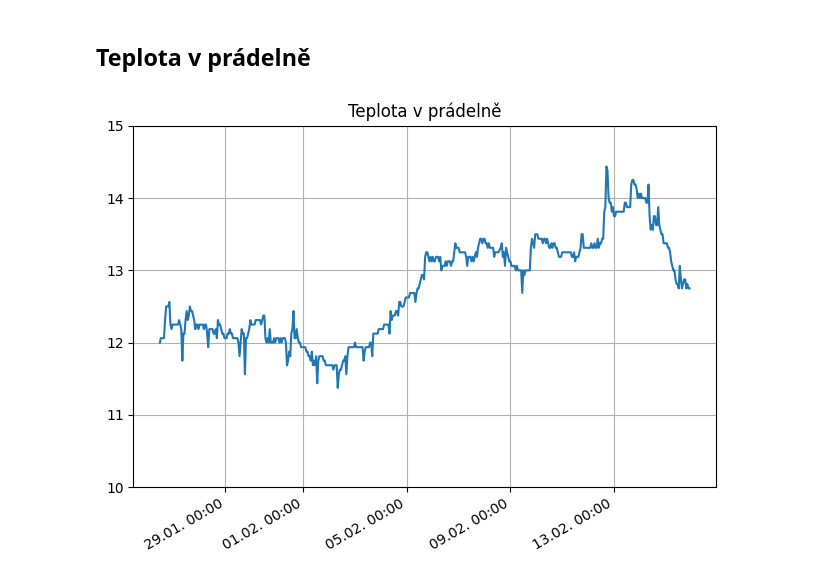
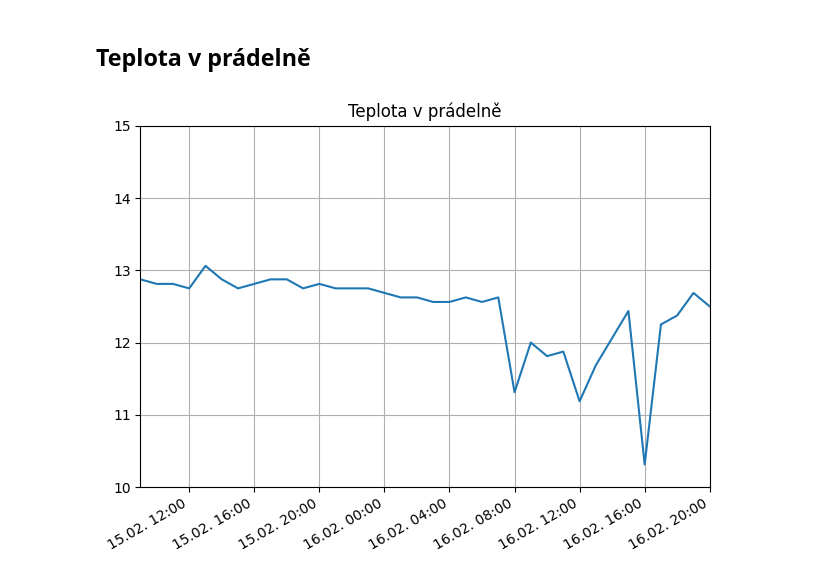
Before and after one commit to MarekCoderslab/Teploty_kotle, a Jupyter notebook: Teplota_kotle.ipynb, the cells around one changed output. Saved outputs shown, nothing was run; the diff lists cells and outputs as text; code cells hidden in the pictures.

```diff
--- a/Teplota_kotle.ipynb
+++ b/Teplota_kotle.ipynb
@@ -283,8 +283,8 @@ plt.show()
 [figure]
 # %%
 # timezone-aware
-start_tz = pd.Timestamp("2026-02-14 10:00:00", tz="Europe/Prague")
-end_tz   = pd.Timestamp("2026-02-15 22:30:00", tz="Europe/Prague")
+start_tz = pd.Timestamp("2026-02-15 10:00:00", tz="Europe/Prague")
+end_tz   = pd.Timestamp("2026-02-16 21:00:00", tz="Europe/Prague")
 
 # timezone-naive
 start_naive = start_tz.tz_localize(None)
@@ -501,30 +501,31 @@ plt.show()
 # %%
 import pandas as pd
 import matplotlib.pyplot as plt
 import matplotlib.dates as mdates
 # import mplcursors
 
 df_pradelna = pd.read_csv("teplota_pradelna.csv", header=None, names=["cas", "tepl"])
 # df_pradelna["cas"] = pd.to_datetime(df_pradelna["cas"], errors="coerce")
 df_pradelna["cas"] = pd.to_datetime(df_pradelna["cas"], format="%Y-%m-%d %H:%M:%S", errors="coerce")
 df_pradelna["tepl"] = pd.to_numeric(df_pradelna["tepl"], errors="coerce")
 df_pradelna = df_pradelna.dropna().sort_values("cas").drop_duplicates("cas")
 
 fig, ax = plt.subplots()
 
 ax.set_ylim(10, 15)
 ax.set_title("Teplota v prádelně")
 
 ax.plot(df_pradelna["cas"], df_pradelna["tepl"], linestyle="-", marker=None)
 # ax.plot(df_pradelna["cas"], df_pradelna["tepl"], marker=".")
 # ax.scatter(df_pradelna["cas"], df_pradelna["tepl"], s=5)
+ax.set_xlim(start_tz, end_tz)
 
 ax.grid()
 ax.xaxis.set_major_formatter(mdates.DateFormatter('%d.%m. %H:%M'))
 fig.autofmt_xdate()
 
 plt.tight_layout()
 # mplcursors.cursor(hover=True)
 plt.show()
 # %% [output]
-[figure, old version]
+[figure, new version]
```
Also changed, not shown: parts of 10 cells of this notebook, 4 other files.
